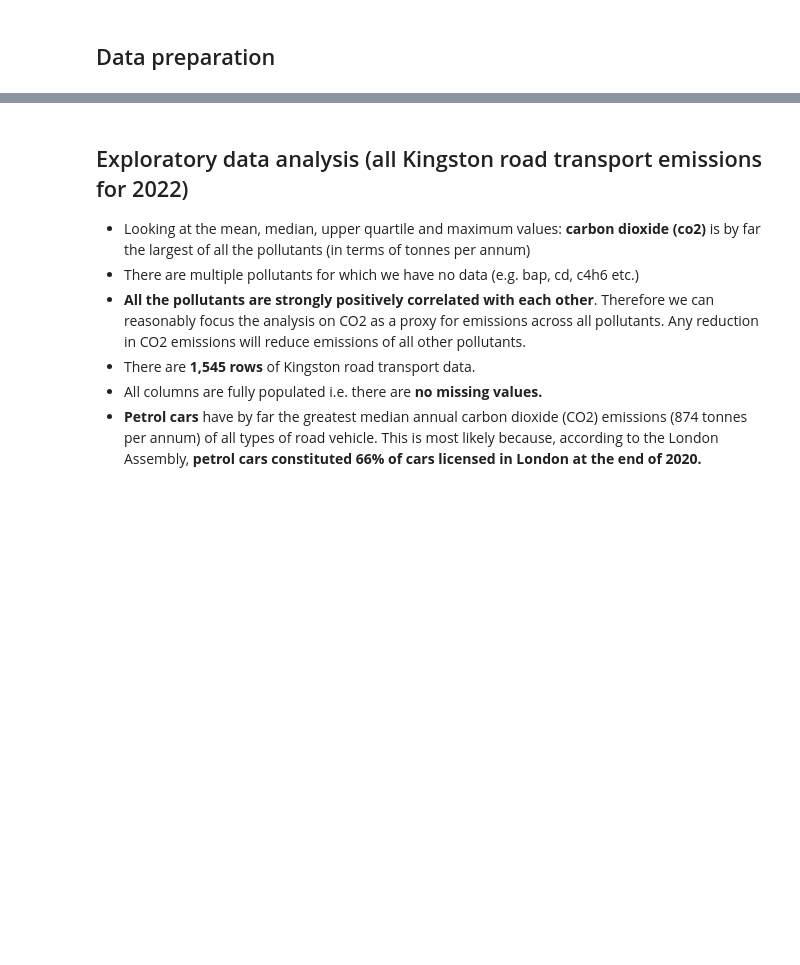
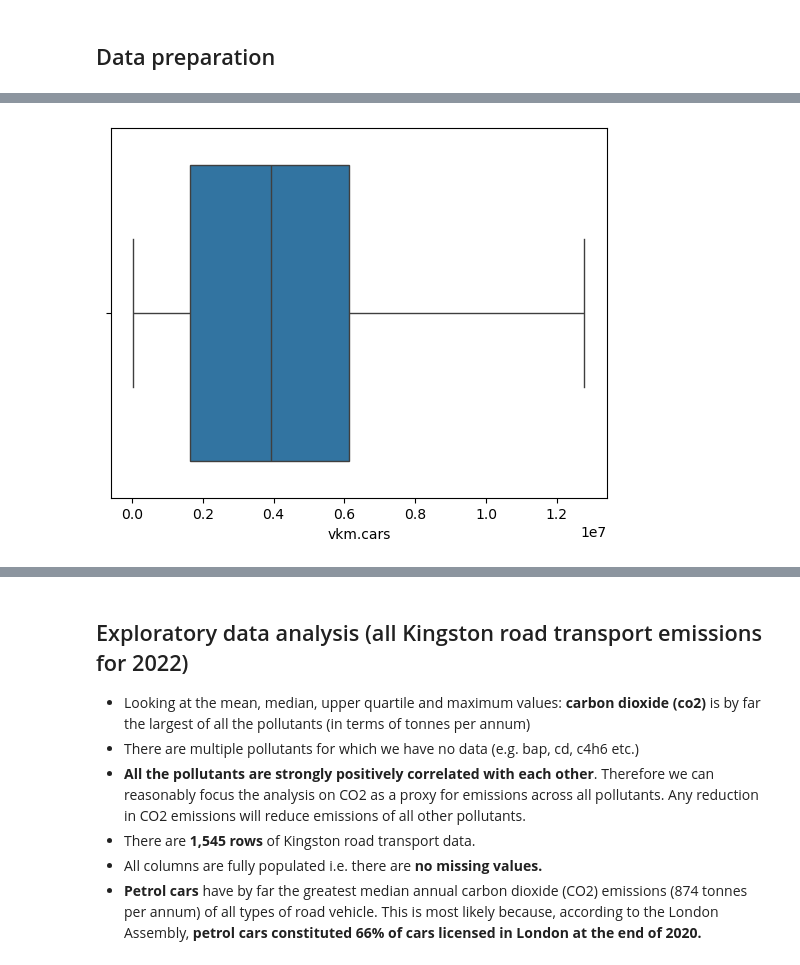
Before and after one commit to andrewsivanesan/London-air-quality, a Jupyter notebook: LondonAirQualityAnalysis.ipynb, the cells around one changed output, grey strips where cells are left out. Cells and saved outputs as stored; diff of their text form; code cells hidden in the pictures; blank space fills up the shorter version.

```diff
--- a/LondonAirQualityAnalysis.ipynb
+++ b/LondonAirQualityAnalysis.ipynb
@@ -51,0 +140,5 @@ fname_roadflows = "LAEI2022-minor-roads-flows-and-speeds.xlsx"
+# %%
+sns.boxplot(data=pm10_brake, x="vkm.cars")
+plt.show()
+# %% [output]
+[figure, added]
```
Also changed, not shown: parts of 17 cells of this notebook.
